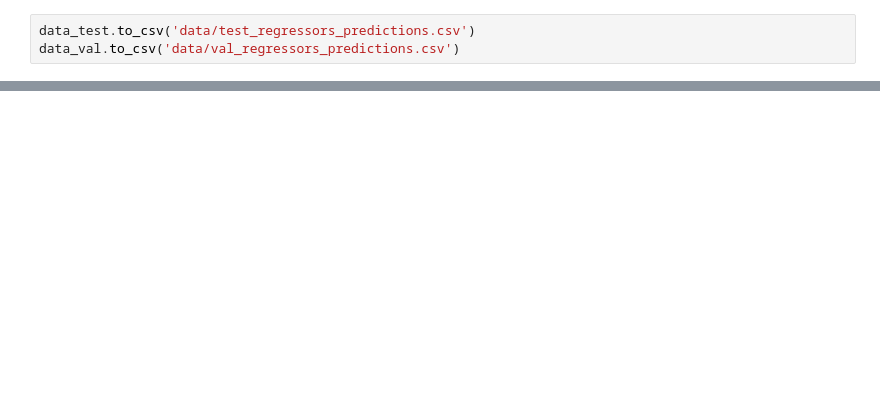
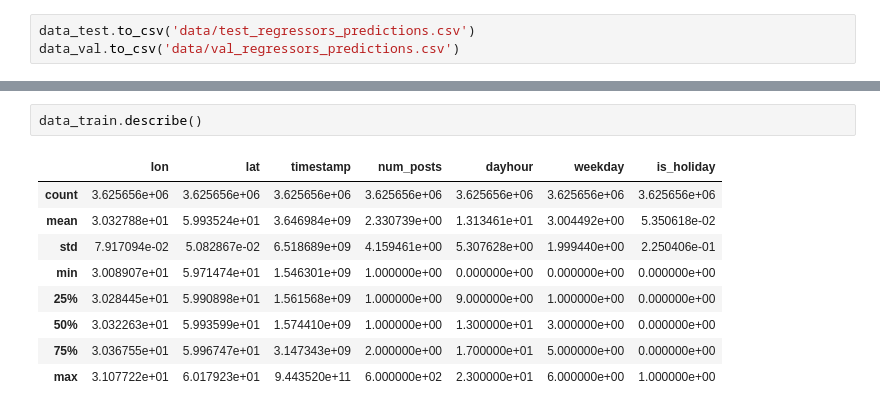
Before and after one commit to jrzkaminski/IndustrialML-ITMO, a Jupyter notebook: Regressors_solutions.ipynb, the cells around one changed output, grey strips where cells are left out. Cells and saved outputs as stored; diff of their text form; blank space fills up the shorter version.

```diff
--- a/Regressors_solutions.ipynb
+++ b/Regressors_solutions.ipynb
@@ -320,3 +340,15 @@ data_val.describe()
 | 50% | 1.581799e+09 | 59.932612 | 30.322632 | 7.000000 | 1.408210 | 14.000000 | 3.000000 | 0.000000 | 1.0 | ... |
 | 75% | 1.582408e+09 | 59.949486 | 30.356319 | 11.000000 | 3.754735 | 18.000000 | 5.000000 | 0.000000 | 1.0 | ... |
 | max | 1.583014e+09 | 60.039332 | 30.535982 | 40.000000 | 38.754735 | 23.000000 | 6.000000 | 1.000000 | 1.0 | ... |
+# %%
+data_train.describe()
+# %% [output]
+|  | lon | lat | timestamp | num_posts | dayhour | weekday | is_holiday |
+| count | 3.625656e+06 | 3.625656e+06 | 3.625656e+06 | 3.625656e+06 | 3.625656e+06 | 3.625656e+06 | 3.625656e+06 |
+| mean | 3.032788e+01 | 5.993524e+01 | 3.646984e+09 | 2.330739e+00 | 1.313461e+01 | 3.004492e+00 | 5.350618e-02 |
+| std | 7.917094e-02 | 5.082867e-02 | 6.518689e+09 | 4.159461e+00 | 5.307628e+00 | 1.999440e+00 | 2.250406e-01 |
+| min | 3.008907e+01 | 5.971474e+01 | 1.546301e+09 | 1.000000e+00 | 0.000000e+00 | 0.000000e+00 | 0.000000e+00 |
+| 25% | 3.028445e+01 | 5.990898e+01 | 1.561568e+09 | 1.000000e+00 | 9.000000e+00 | 1.000000e+00 | 0.000000e+00 |
+| 50% | 3.032263e+01 | 5.993599e+01 | 1.574410e+09 | 1.000000e+00 | 1.300000e+01 | 3.000000e+00 | 0.000000e+00 |
+| 75% | 3.036755e+01 | 5.996747e+01 | 3.147343e+09 | 2.000000e+00 | 1.700000e+01 | 5.000000e+00 | 0.000000e+00 |
+| max | 3.107722e+01 | 6.017923e+01 | 9.443520e+11 | 6.000000e+02 | 2.300000e+01 | 6.000000e+00 | 1.000000e+00 |
```
Also changed, not shown: parts of 14 cells of this notebook, 5 other files.
